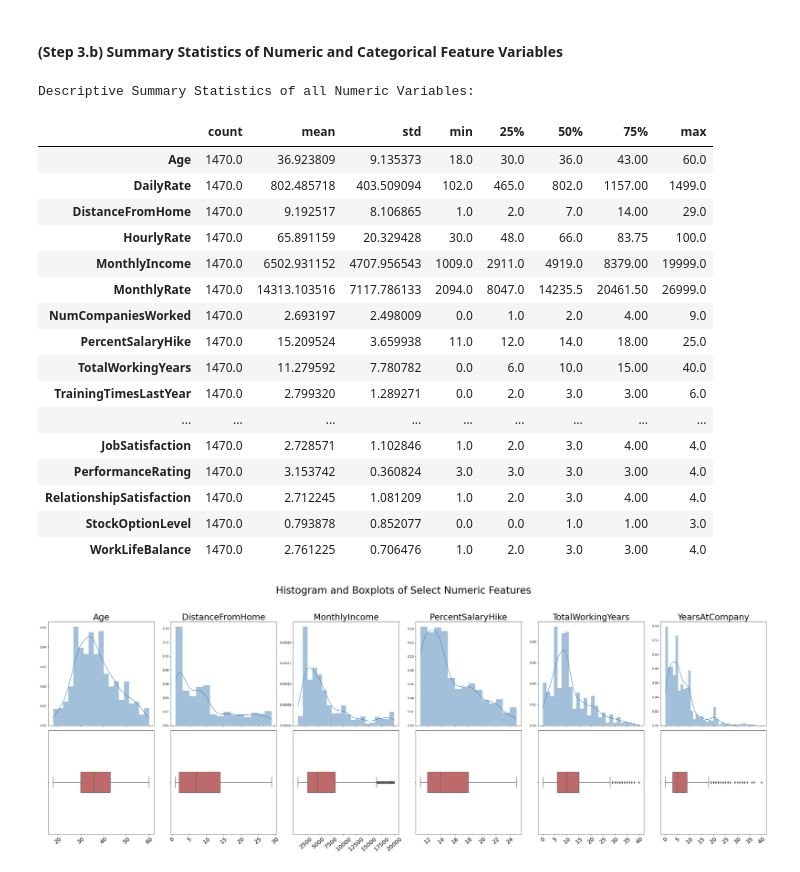
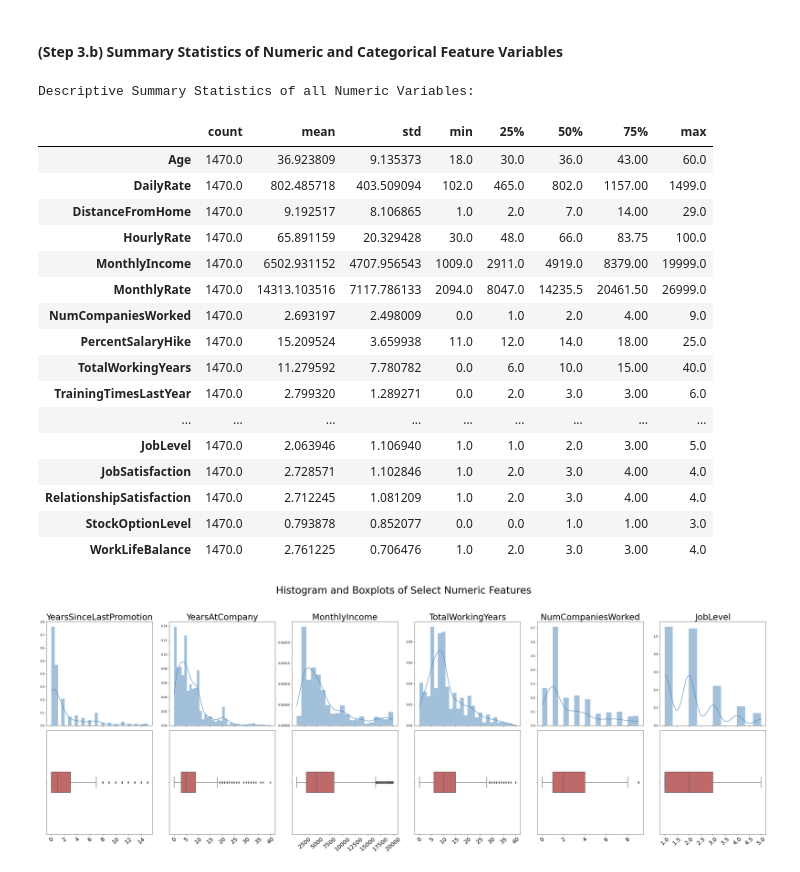
Before and after one commit to SouravSinhas/Employee-Turnover-Prediction, a Jupyter notebook: notebooks/IBM_Employee_Churn_Prediction.ipynb, the cells around one changed output. Cells and saved outputs as stored; diff of their text form; code cells hidden in the pictures.

```diff
--- a/notebooks/IBM_Employee_Churn_Prediction.ipynb
+++ b/notebooks/IBM_Employee_Churn_Prediction.ipynb
@@ -184,11 +188,12 @@ Dropping Column: "EmployeeNumber" since it has unique ID for each observation...
 numvars = ['Age', 'DailyRate', 'DistanceFromHome', 'HourlyRate', 'MonthlyIncome', 'MonthlyRate', 'NumCompaniesWorked',
           'PercentSalaryHike', 'TotalWorkingYears', 'TrainingTimesLastYear',
            'YearsAtCompany', 'YearsInCurrentRole', 'YearsSinceLastPromotion', 'YearsWithCurrManager']
-ordvars = ['Education', 'EnvironmentSatisfaction', 'JobInvolvement', 'JobLevel', 'JobSatisfaction', 'PerformanceRating',
+ordvars = ['Education', 'EnvironmentSatisfaction', 'JobInvolvement', 'JobLevel', 'JobSatisfaction',
           'RelationshipSatisfaction', 'StockOptionLevel', 'WorkLifeBalance']
 
 # 'Category' type columns include all categorical variables with no ordinal levels
-catvars = ['BusinessTravel', 'Department', 'EducationField', 'Gender', 'JobRole', 'MaritalStatus', 'OverTime']
+catvars = ['BusinessTravel', 'Department', 'EducationField', 'Gender', 'JobRole',
+           'PerformanceRating', 'MaritalStatus', 'OverTime']
 
 # 'Integer' type columns include the outcome variable 'Attrition'
 intvars = ['Attrition']
@@ -334,41 +339,48 @@ Descriptive Summary Statistics of all Numeric Variables:
 | TotalWorkingYears | 1470.0 | 11.279592 | 7.780782 | 0.0 | 6.0 | 10.0 | 15.00 | 40.0 |
 | TrainingTimesLastYear | 1470.0 | 2.799320 | 1.289271 | 0.0 | 2.0 | 3.0 | 3.00 | 6.0 |
 | ... | ... | ... | ... | ... | ... | ... | ... | ... |
+| JobLevel | 1470.0 | 2.063946 | 1.106940 | 1.0 | 1.0 | 2.0 | 3.00 | 5.0 |
 | JobSatisfaction | 1470.0 | 2.728571 | 1.102846 | 1.0 | 2.0 | 3.0 | 4.00 | 4.0 |
-| PerformanceRating | 1470.0 | 3.153742 | 0.360824 | 3.0 | 3.0 | 3.0 | 3.00 | 4.0 |
 | RelationshipSatisfaction | 1470.0 | 2.712245 | 1.081209 | 1.0 | 2.0 | 3.0 | 4.00 | 4.0 |
 | StockOptionLevel | 1470.0 | 0.793878 | 0.852077 | 0.0 | 0.0 | 1.0 | 1.00 | 3.0 |
 | WorkLifeBalance | 1470.0 | 2.761225 | 0.706476 | 1.0 | 2.0 | 3.0 | 3.00 | 4.0 |
 # %%
 # Visualization of Summary Statistics of Select Numeric Variables
+# Select 6 numeric variables with the highest value of skewness (absolute value)
 
-select_floatvars = ['Age', 'DistanceFromHome', 'MonthlyIncome', 'PercentSalaryHike', 'TotalWorkingYears', 'YearsAtCompany']
+# Compute the skewness values for the distribution of each numeric variable
+skew_vals = skew(IBMData[numvars+ordvars], axis = 0, bias = False)
+# Find the index of largest 6 absolute skewness values
+indexvals = heapq.nlargest(6, range(len(skew_vals)), key = lambda x: abs(skew_vals[x]))
+# Now select the numeric variables with largest absolute skewness values
+select_floatvars = [(numvars + ordvars)[x] for x in indexvals]
+# select_floatvars = ['Age', 'DistanceFromHome', 'MonthlyIncome', 'PercentSalaryHike', 'TotalWorkingYears', 'YearsAtCompany']
 
 plt.rcParams['patch.linewidth'] = 0
 plt.rcParams['patch.edgecolor'] = 'none'
 fig, ax = plt.subplots(2, len(select_floatvars), figsize = (6*len(select_floatvars), 6*2))
 for i, item in enumerate(select_floatvars):
 
     # Plot the histogram first with kernel density estimates
     plt.subplot(2, len(select_floatvars), i+1)
     g = sns.histplot(IBMData, x = select_floatvars[i], stat = 'density', color = 'steelblue', kde = True)
     g.set_title(select_floatvars[i], fontsize = 30)
     g.set_ylabel('')
     g.set_xlabel('')
     g.set_xticklabels([])
 
     # Then plot the boxplot with median values
     plt.subplot(2, len(select_floatvars), i+7)
     f = sns.boxplot(IBMData[item], color = 'indianred', width = 0.2, orient = 'v')
     plt.draw()
     labels = [newitem.get_text() for newitem in f.get_xticklabels()]
     f.set_xlabel('')
     f.set_xticklabels(labels, fontsize = 20, rotation = 40)
 plt.tight_layout()
 plt.suptitle('Histogram and Boxplots of Select Numeric Features', fontsize = 35, y = 1.1)
 plt.show()
 # %% [output]
-[figure, old version]
+[figure, new version]
 # %%
 ## Frequency Distributions of Select Categorical Variables
 
```
Also changed, not shown: parts of 11 cells of this notebook.
